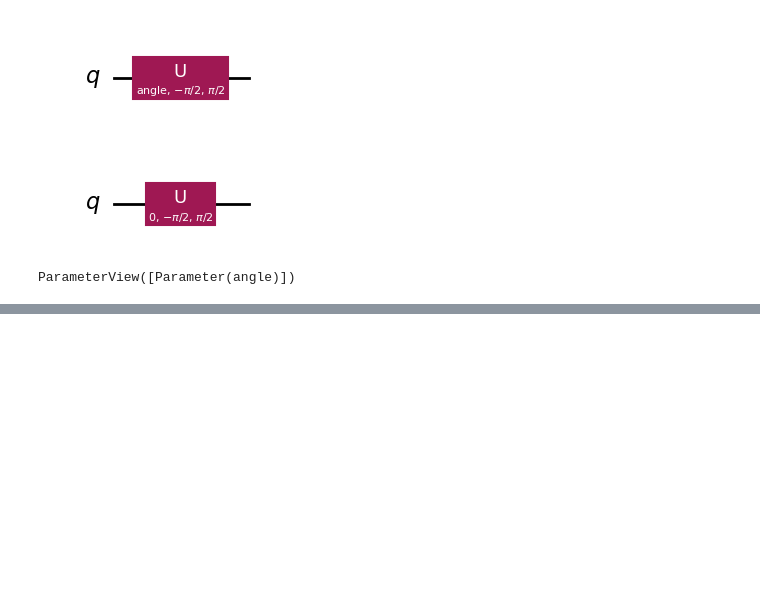
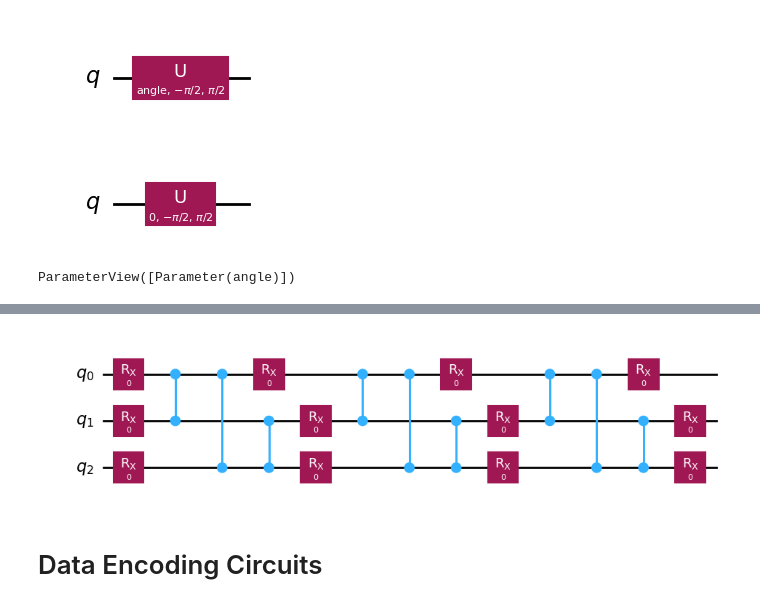
Before and after one commit to abiros123/Quantum-Computing-Projects-Resources, a Jupyter notebook: QC Summer School Resources/Qiskit Exercises.ipynb, the cells around one changed output, grey strips where cells are left out. Cells and saved outputs as stored; diff of their text form; code cells hidden in the pictures; blank space fills up the shorter version.

```diff
--- a/QC Summer School Resources/Qiskit Exercises.ipynb
+++ b/QC Summer School Resources/Qiskit Exercises.ipynb
@@ -93,0 +106,7 @@ ParameterView([Parameter(angle)])
+# %%
+bound_circuit = two_local.assign_parameters({p:0 for p in two_local.parameters})
+bound_circuit.decompose().draw('mpl')
+# %% [output]
+[figure, added]
+# %% [markdown]
+# Data Encoding Circuits
```
Also changed, not shown: parts of 9 cells of this notebook.
